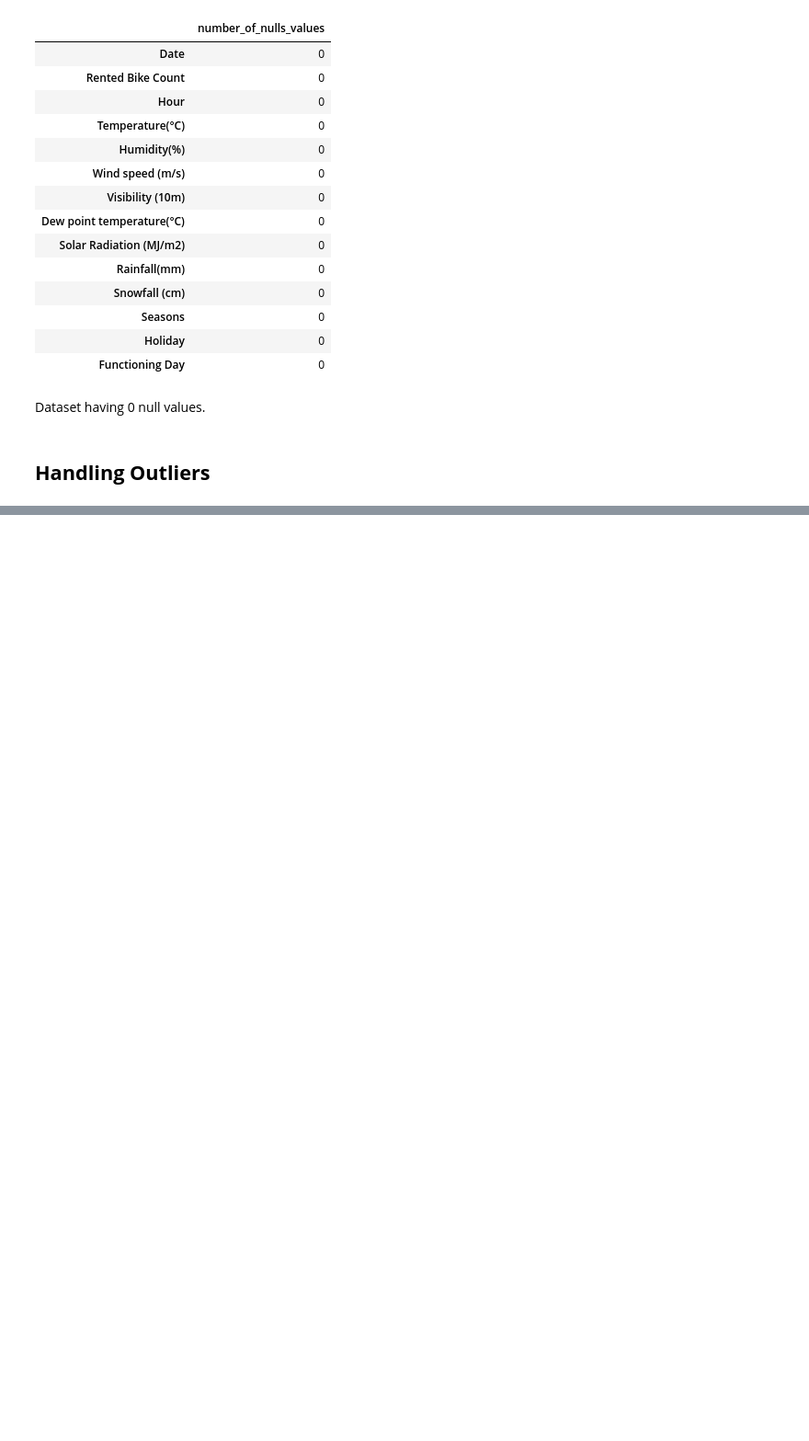
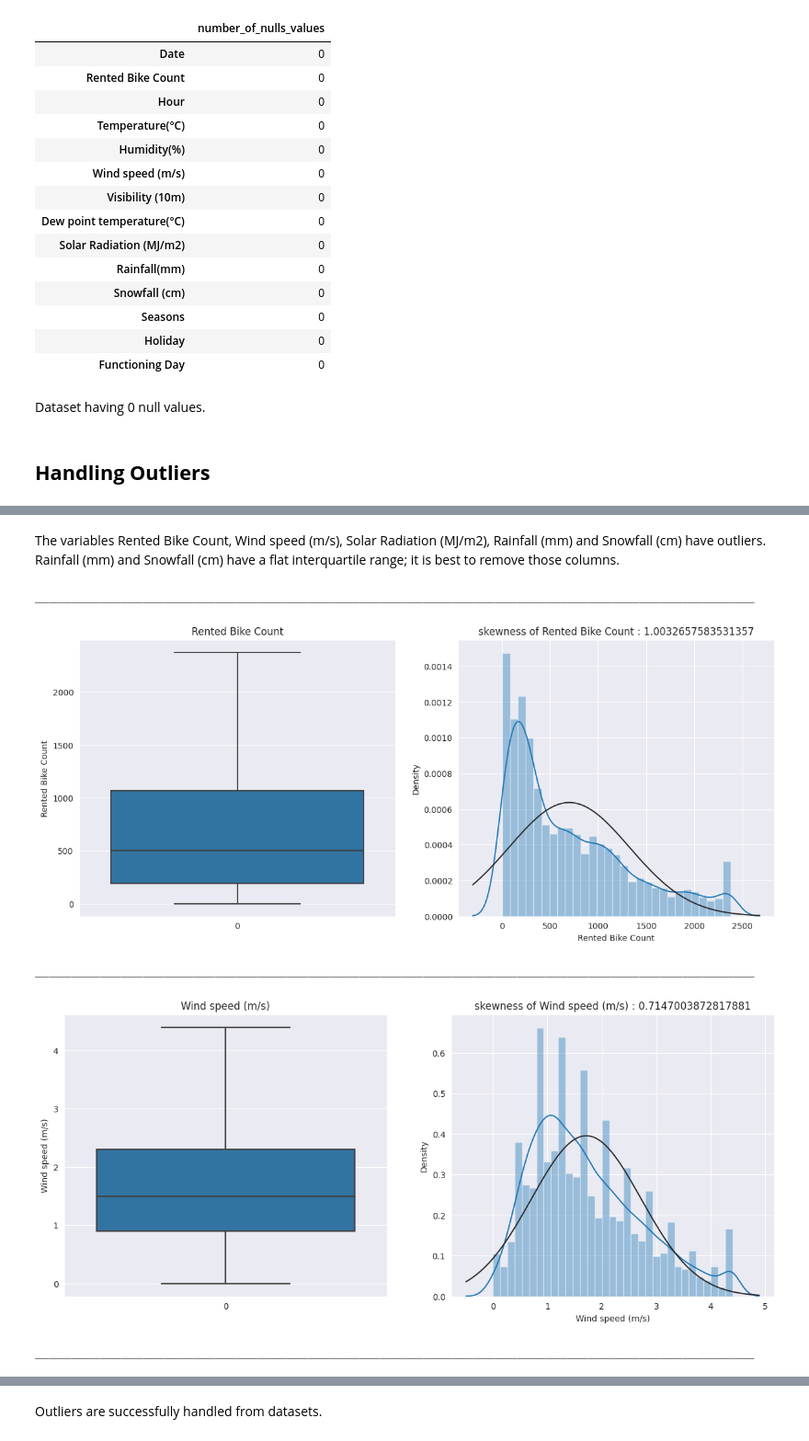
Before and after one commit to hamant-jagwan/Bike_Sharing_Demand_Prediction--ML--Regression, a Jupyter notebook: Bike_Sharing_Demand_Prediction.ipynb, the cells around one changed output, grey strips where cells are left out. Shown at 92% size. Saved outputs shown, nothing was run; the diff lists cells and outputs as text; code cells hidden in the pictures; blank space fills up the shorter version.

```diff
--- a/Bike_Sharing_Demand_Prediction.ipynb
+++ b/Bike_Sharing_Demand_Prediction.ipynb
@@ -229,0 +342,44 @@ Dataset having 0 null values.
+# %% [markdown]
+The variables Rented Bike Count, Wind speed (m/s), Solar Radiation (MJ/m2), Rainfall (mm) and Snowfall (cm) have outliers. Rainfall (mm) and Snowfall (cm) have a flat interquartile range; it is best to remove those columns.
+# %%
+# Using Inter Quartile Range for removing outliers from numerical variables
+
+# Defining outlier features
+outlier_var=['Rented Bike Count', 'Wind speed (m/s)', 'Solar Radiation (MJ/m2)']
+
+# Capping dataset
+for i in outlier_var:
+    # Findling IQR
+    Q1= bike_df[i].quantile(0.25)
+    Q3= bike_df[i].quantile(0.75)
+    IQR=Q3-Q1
+
+    # Defining upper and lower limit
+    lower_limit = bike_df[i].quantile(0.25)-1.5*IQR
+    upper_limit = bike_df[i].quantile(0.75)+1.5*IQR
+
+    # Applying lower and upper limit to each variables
+    bike_df.loc[(bike_df[i] > upper_limit),i] = upper_limit # it replaces values above the upper limit with the upper limit itself.
+    bike_df.loc[(bike_df[i] < lower_limit),i] = lower_limit #It replaces values below the lower limit with the lower limit itself.
+# %%
+# Checking outliers for after removing it
+
+for var in outlier_var:
+    plt.figure(figsize=(15,6))
+    plt.subplot(1,2,1)
+    ax=sns.boxplot(data=bike_df[var])
+    ax.set_title(f'{var}')
+    ax.set_ylabel(var)
+
+    plt.subplot(1,2,2)
+    ax=sns.distplot(bike_df[var], fit=norm)
+    ax.set_title(f'skewness of {var} : {bike_df[var].skew()}')
+    ax.set_xlabel(var)
+    print('__'*50)
+    plt.show()
+# %% [output]
+____________________________________________________________________________________________________
+[figure, added]
+____________________________________________________________________________________________________
+[figure, added]
+____________________________________________________________________________________________________
@@ -229,0 +387,2 @@ Dataset having 0 null values.
+# %% [markdown]
+Outliers are successfully handled from datasets.
```
Also changed, not shown: parts of 36 cells of this notebook.
